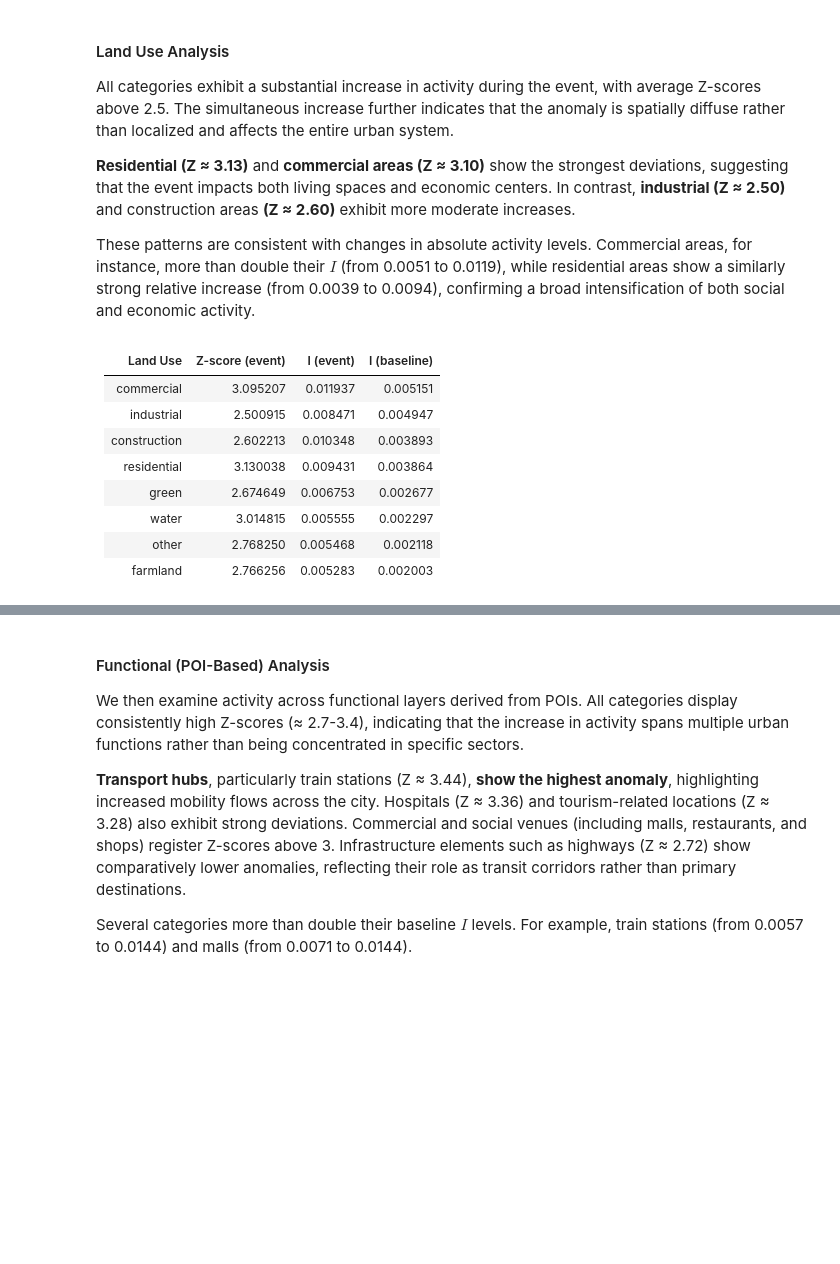
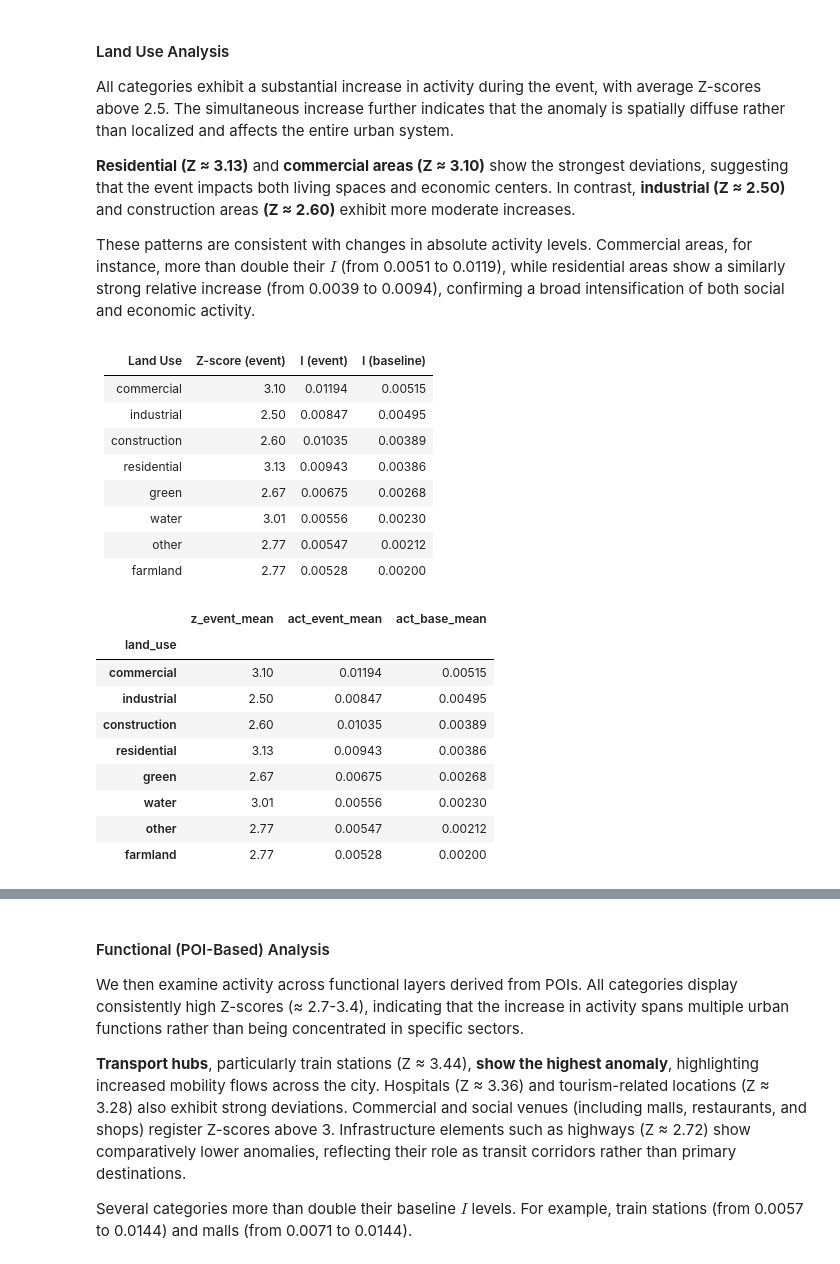
Before and after one commit to worldbank/eca-resilience, a Jupyter notebook: notebooks/Republic_day_report.ipynb, the cells around one changed output, grey strips where cells are left out. Cells and saved outputs as stored; diff of their text form; code cells hidden in the pictures; blank space fills up the shorter version.

```diff
--- a/notebooks/Republic_day_report.ipynb
+++ b/notebooks/Republic_day_report.ipynb
@@ -899,11 +906,28 @@ These patterns are consistent with changes in absolute activity levels. Commerci
 # %% [markdown]
 |   Land Use   | Z-score (event) | I (event) | I (baseline) |
 |:------------:|:---------------:|:---------:|:------------:|
-| commercial   |     3.095207    |  0.011937 |   0.005151   |
-| industrial   |     2.500915    |  0.008471 |   0.004947   |
-| construction |     2.602213    |  0.010348 |   0.003893   |
-| residential  |     3.130038    |  0.009431 |   0.003864   |
-| green        |     2.674649    |  0.006753 |   0.002677   |
-| water        |     3.014815    |  0.005555 |   0.002297   |
-| other        |     2.768250    |  0.005468 |   0.002118   |
-| farmland     |     2.766256    |  0.005283 |   0.002003   |
+| commercial   | 3.10 | 0.01194 | 0.00515 |
+| industrial   | 2.50 | 0.00847 | 0.00495 |
+| construction | 2.60 | 0.01035 | 0.00389 |
+| residential  | 3.13 | 0.00943 | 0.00386 |
+| green        | 2.67 | 0.00675 | 0.00268 |
+| water        | 3.01 | 0.00556 | 0.00230 |
+| other        | 2.77 | 0.00547 | 0.00212 |
+| farmland     | 2.77 | 0.00528 | 0.00200 |
+# %%
+gdf_hex_scores_LU.groupby("land_use")[["z_event_mean", "act_event_mean", "act_base_mean"]].mean(
+    ).sort_values("act_base_mean", ascending=False).round({
+        "z_event_mean": 2,
+        "act_event_mean": 5,
+        "act_base_mean": 5})
+# %% [output]
+|  | z_event_mean | act_event_mean | act_base_mean |
+| land_use |  |  |  |
+| commercial | 3.10 | 0.01194 | 0.00515 |
+| industrial | 2.50 | 0.00847 | 0.00495 |
+| construction | 2.60 | 0.01035 | 0.00389 |
+| residential | 3.13 | 0.00943 | 0.00386 |
+| green | 2.67 | 0.00675 | 0.00268 |
+| water | 3.01 | 0.00556 | 0.00230 |
+| other | 2.77 | 0.00547 | 0.00212 |
+| farmland | 2.77 | 0.00528 | 0.00200 |
```
Also changed, not shown: parts of 32 cells of this notebook, 2 other files.
